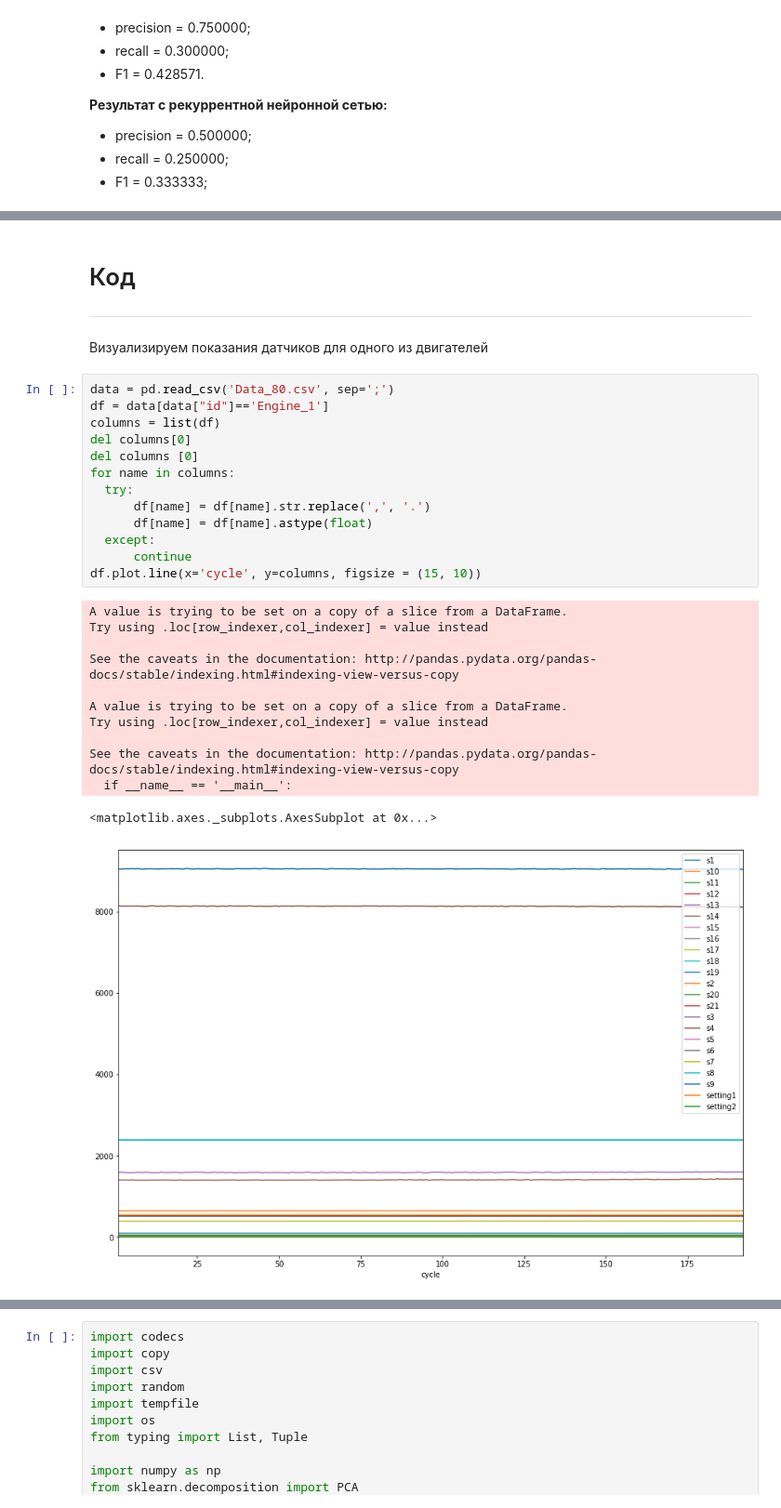
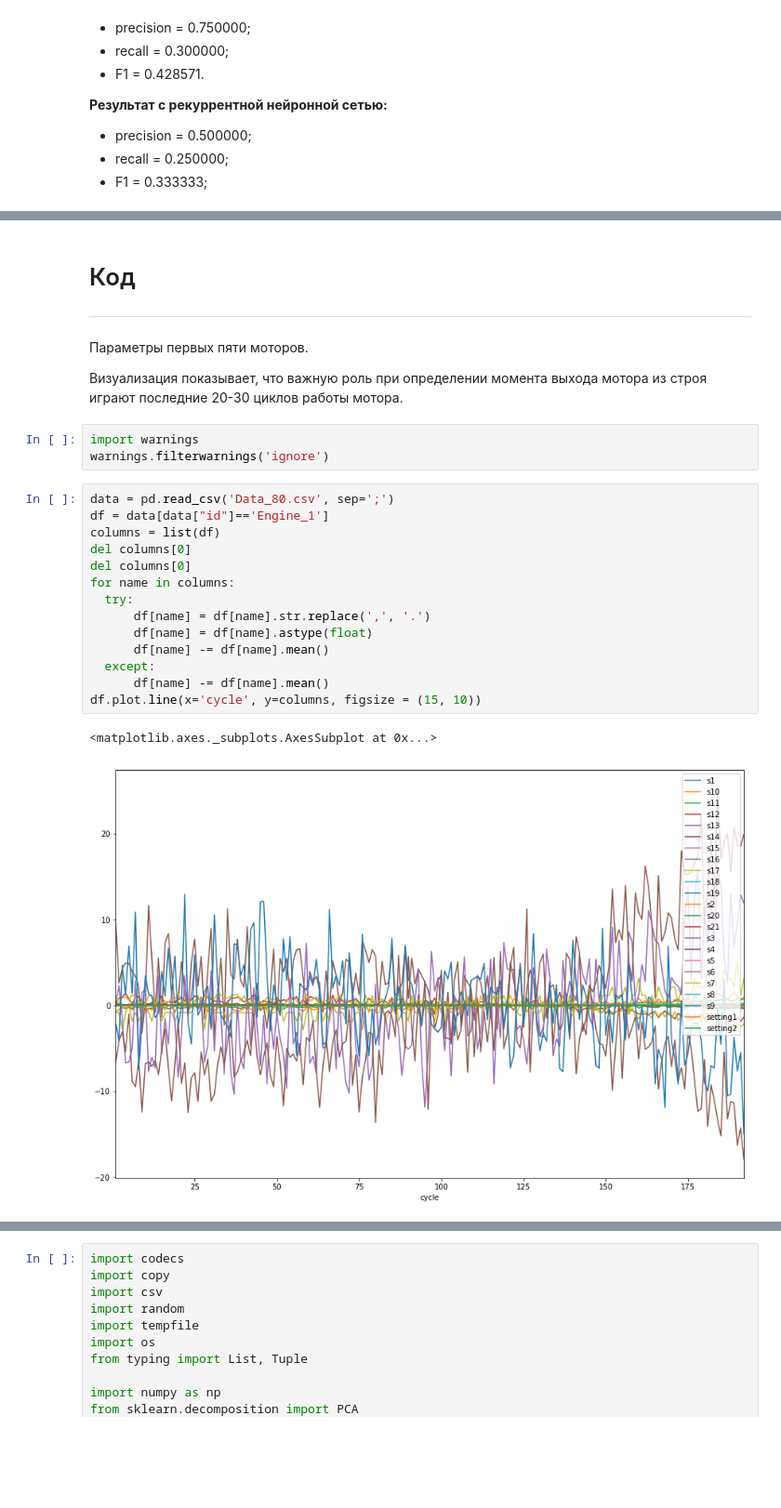
Before and after one commit to elwisLloyd/sap_test, a Jupyter notebook: sap.ipynb, the cells around one changed output, grey strips where cells are left out. Shown at 93% size. Cells and saved outputs as stored; diff of their text form; blank space fills up the shorter version.

```diff
--- a/sap.ipynb
+++ b/sap.ipynb
@@ -59,33 +60,29 @@ df.plot.line(x='model', y=['f1-score', 'precision', 'recall'], figsize=(10, 5))
-# %% [markdown]
-
-# Код
-
----
-
-Визуализируем показания датчиков для одного из двигателей
+# %% [markdown]
+
+# Код
+
+---
+
+Параметры первых пяти моторов.
+
+Визуализация показывает, что важную роль при определении момента выхода мотора из строя играют последние 20-30 циклов работы мотора.
+# %%
+import warnings
+warnings.filterwarnings('ignore')
 # %%
 data = pd.read_csv('Data_80.csv', sep=';')
 df = data[data["id"]=='Engine_1']
 columns = list(df)
 del columns[0]
-del columns [0]
+del columns[0]
 for name in columns:
   try:
       df[name] = df[name].str.replace(',', '.')
       df[name] = df[name].astype(float)
+      df[name] -= df[name].mean()
   except:
-      continue
+      df[name] -= df[name].mean()
 df.plot.line(x='cycle', y=columns, figsize = (15, 10))
 # %% [output]
-A value is trying to be set on a copy of a slice from a DataFrame.
-Try using .loc[row_indexer,col_indexer] = value instead
-
-See the caveats in the documentation: http://pandas.pydata.org/pandas-docs/stable/indexing.html#indexing-view-versus-copy
-
-A value is trying to be set on a copy of a slice from a DataFrame.
-Try using .loc[row_indexer,col_indexer] = value instead
-
-See the caveats in the documentation: http://pandas.pydata.org/pandas-docs/stable/indexing.html#indexing-view-versus-copy
-  if __name__ == '__main__':
+<matplotlib.axes._subplots.AxesSubplot at 0x...>
-<matplotlib.axes._subplots.AxesSubplot at 0x...>
-[figure, old version]
+[figure, new version]
```
Also changed, not shown: parts of 12 cells of this notebook.
